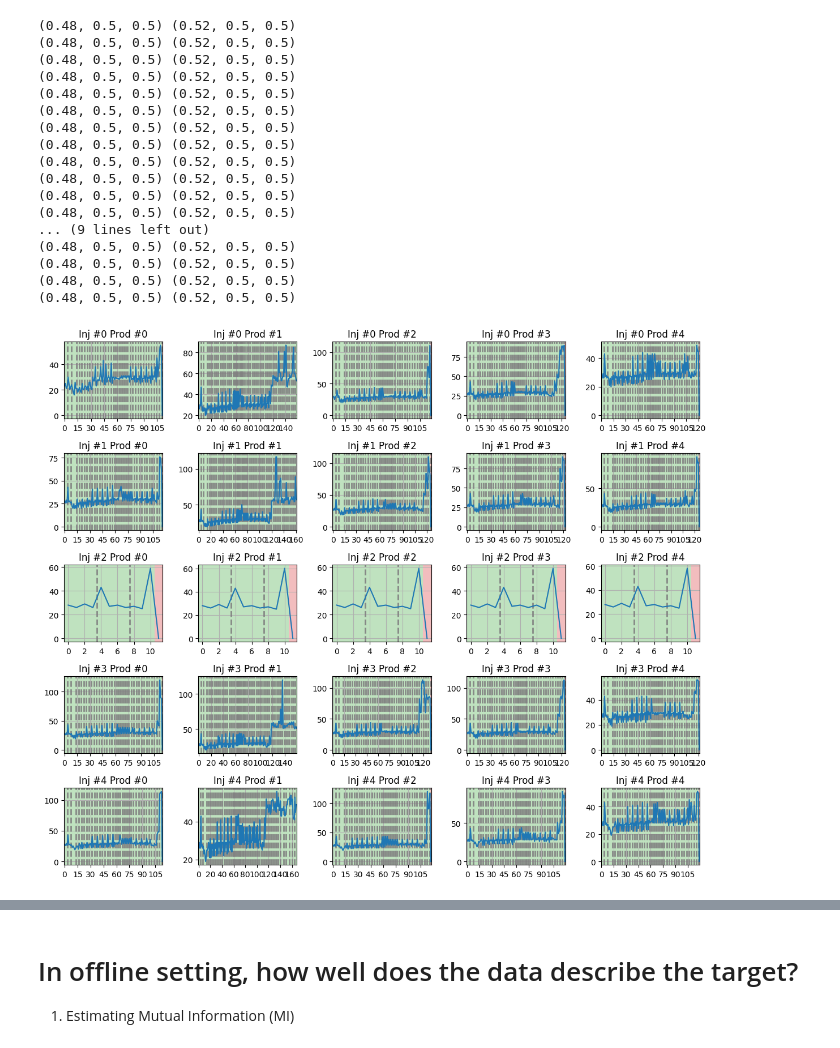
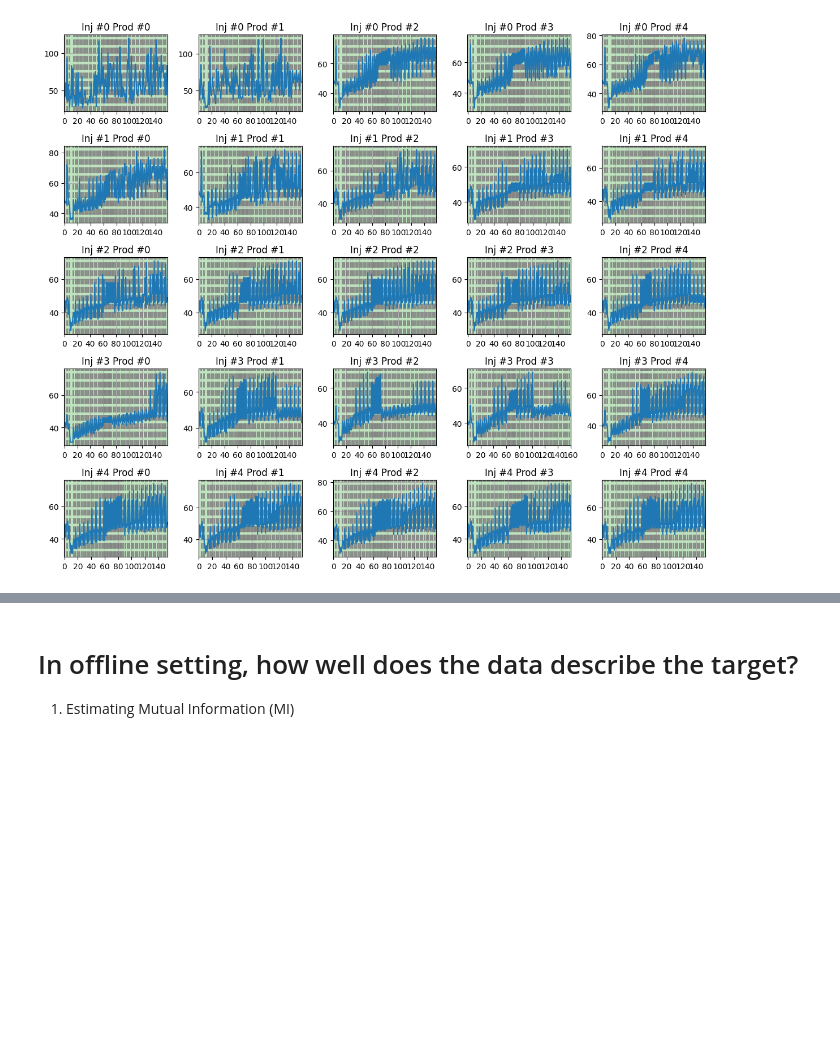
Before and after one commit to Yuriyzabegaev/FTHM-Solver, a Jupyter notebook: solver_selection_thm/thm_results.ipynb, the cells around one changed output, grey strips where cells are left out. Saved outputs shown, nothing was run; the diff lists cells and outputs as text; code cells hidden in the pictures; blank space fills up the shorter version.

```diff
--- a/solver_selection_thm/thm_results.ipynb
+++ b/solver_selection_thm/thm_results.ipynb
@@ -17,0 +51,17 @@ from matplotlib import pyplot as plt
+# %%
+solver_space = SolverSpace(
+    solver_space_scheme=solver_space_scheme,
+    solver_scheme_builders=KNOWN_SOLVER_COMPONENTS_THM,
+)
+num_solvers = len(solver_space.all_decisions_encoding)
+print(solver_space.decision_tree)
+print("Num solvers:", num_solvers)
+
+performance_predictor = PerformancePredictorPassiveAgressive(
+    num_solvers=num_solvers,
+)
+solver_selector = SolverSelector(
+    # reward_estimator=RewardEstimator(),
+    solver_space=solver_space,
+    performance_predictor=performance_predictor,
+)
@@ -18,5 +86,6 @@ from matplotlib import pyplot as plt
 # %%
 from itertools import count
+from copy import copy
 from plot_utils import (
     color_converged_reason,
     color_time_steps,
@@ -30,65 +99,58 @@ from plot_utils import (
     get_num_sticking_sliding_open,
 )
 from solver_selection_thm.thm_runscript import inlet_placements, outlet_placements
-from solver_selection_thm.physics import simulation_name
+from solver_selection_thm.thm_physics import simulation_name
 
 
 data_simulations = []
+solver_selection_history = []
 
-counter = count()
-for i, inlet_placement in enumerate(inlet_placements):
+inlet_placements = np.array(inlet_placements)
+outlet_placements = np.array(outlet_placements)
+
+RANDOM_SELECTION = False
+
+for inlet_placement in inlet_placements[permutations_inlet]:
     data_row = []
     data_simulations.append(data_row)
-    for j, outlet_placement in enumerate(outlet_placements):
+    for outlet_placement in outlet_placements[permutations_outlet]:
         params["inlet_placement"] = inlet_placement
         params["outlet_placement"] = outlet_placement
-        sim_name = f"{next(counter)}_{simulation_name(params)}"
+        sim_name = f"run_{run_idx}_{simulation_name(params)}"
+        if RANDOM_SELECTION:
+            sim_name = f"RANDOM_{sim_name}"
         try:
-            data = load_data(f"./stats/{sim_name}.json")
+            data = load_data(f"../stats/{sim_name}.json")
             data_row.append(data)
+            solver_selector.history.load(f"../stats/solver_selection_history_{sim_name}.npy")
+            solver_selection_history.append(copy(solver_selector.history))
         except FileNotFoundError:
+            print('failed to load', sim_name)
+            solver_selection_history.append(None)
             data_row.append(None)
 
 
 fig, axes = plt.subplots(
     nrows=len(inlet_placements), ncols=len(outlet_placements), figsize=(12, 10)
 )
 for i, data_row in enumerate(data_simulations):
     for j, data in enumerate(data_row):
         if data == None:
             continue
         ax = axes[i][j]
         plt.sca(ax)
 
         color_converged_reason(data)
         color_time_steps(data)
-        # st, sl, op = get_num_sticking_sliding_open(data)
+        st, sl, op = get_num_sticking_sliding_open(data)
 
         ax.plot(get_gmres_iterations(data))
         # ax.plot(st)
         # ax.plot(sl)
         # ax.plot(op)
         # ax.set_yscale('log')
-        print(inlet_placement, outlet_placement)
         ax.set_title(f"Inj #{i} Prod #{j}")
 
 plt.tight_layout()
 # %% [output]
-(0.48, 0.5, 0.5) (0.52, 0.5, 0.5)
-(0.48, 0.5, 0.5) (0.52, 0.5, 0.5)
-(0.48, 0.5, 0.5) (0.52, 0.5, 0.5)
-(0.48, 0.5, 0.5) (0.52, 0.5, 0.5)
-(0.48, 0.5, 0.5) (0.52, 0.5, 0.5)
-(0.48, 0.5, 0.5) (0.52, 0.5, 0.5)
-(0.48, 0.5, 0.5) (0.52, 0.5, 0.5)
-(0.48, 0.5, 0.5) (0.52, 0.5, 0.5)
-(0.48, 0.5, 0.5) (0.52, 0.5, 0.5)
-(0.48, 0.5, 0.5) (0.52, 0.5, 0.5)
-(0.48, 0.5, 0.5) (0.52, 0.5, 0.5)
-(0.48, 0.5, 0.5) (0.52, 0.5, 0.5)
-... (9 lines left out)
-(0.48, 0.5, 0.5) (0.52, 0.5, 0.5)
-(0.48, 0.5, 0.5) (0.52, 0.5, 0.5)
-(0.48, 0.5, 0.5) (0.52, 0.5, 0.5)
-(0.48, 0.5, 0.5) (0.52, 0.5, 0.5)
-[figure, old version]
+[figure, new version]
```
Also changed, not shown: parts of 68 cells of this notebook, 9 other files.
